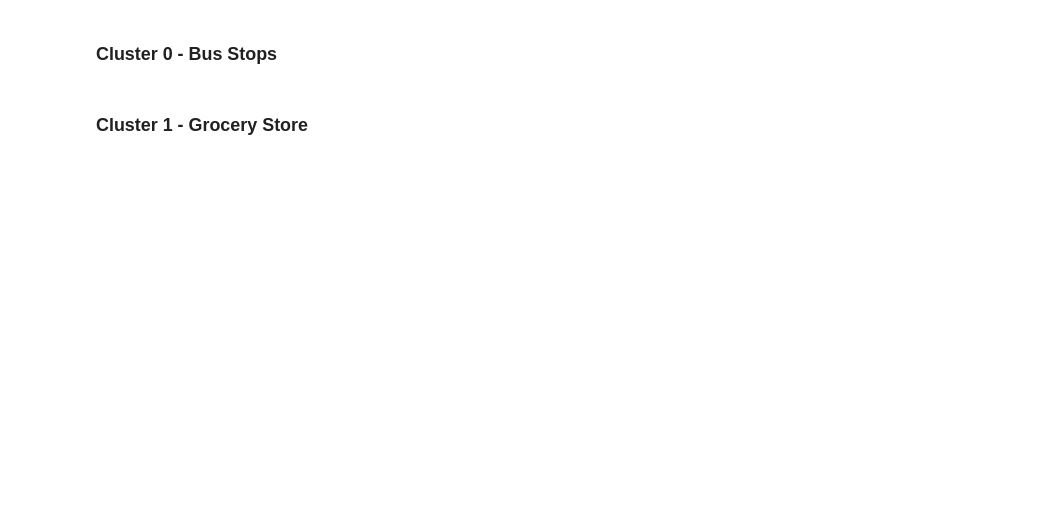
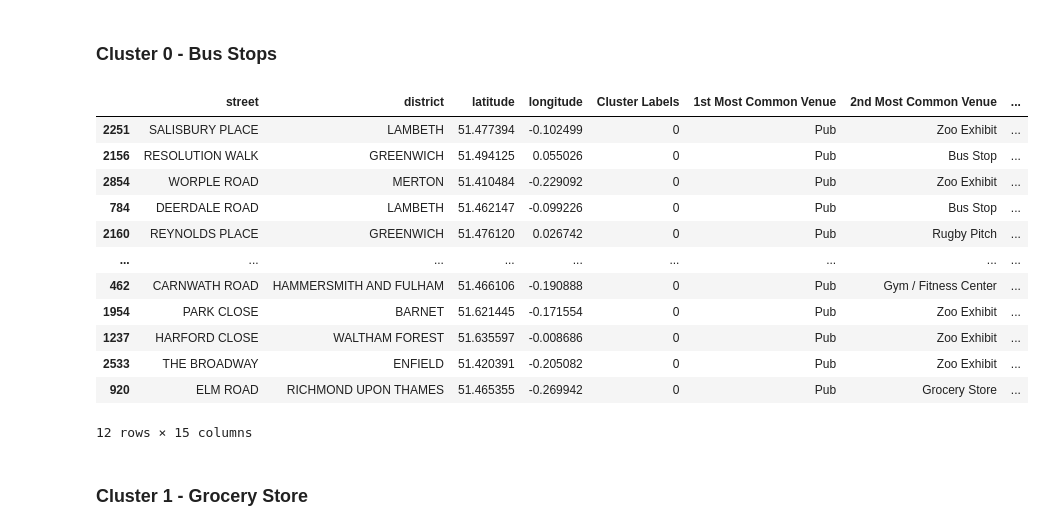
Before and after one commit to nicoleleman/coursera_capstone_project, a Jupyter notebook: notebook/battle_of_the_neighbourhood.ipynb, the cells around one changed output. Cells and saved outputs as stored; diff of their text form; code cells hidden in the pictures; blank space fills up the shorter version.

```diff
--- a/notebook/battle_of_the_neighbourhood.ipynb
+++ b/notebook/battle_of_the_neighbourhood.ipynb
@@ -482,8 +729,22 @@ fig3.show()
 ### Cluster 0 - Bus Stops
 # %%
 cluster_0 = ppd_london_merged.loc[ppd_london_merged['Cluster Labels'] == 0,
-                      ppd_london_merged.columns[[0,1] + list(range(5, ppd_london_merged.shape[1]))]]
+                      ppd_london_merged.columns[[0,1] + list(range(4, ppd_london_merged.shape[1]))]]
 cluster_0
+# %% [output]
+|  | street | district | latitude | longitude | Cluster Labels | 1st Most Common Venue | 2nd Most Common Venue | ... |
+| 2251 | SALISBURY PLACE | LAMBETH | 51.477394 | -0.102499 | 0 | Pub | Zoo Exhibit | ... |
+| 2156 | RESOLUTION WALK | GREENWICH | 51.494125 | 0.055026 | 0 | Pub | Bus Stop | ... |
+| 2854 | WORPLE ROAD | MERTON | 51.410484 | -0.229092 | 0 | Pub | Zoo Exhibit | ... |
+| 784 | DEERDALE ROAD | LAMBETH | 51.462147 | -0.099226 | 0 | Pub | Bus Stop | ... |
+| 2160 | REYNOLDS PLACE | GREENWICH | 51.476120 | 0.026742 | 0 | Pub | Rugby Pitch | ... |
+| ... | ... | ... | ... | ... | ... | ... | ... | ... |
+| 462 | CARNWATH ROAD | HAMMERSMITH AND FULHAM | 51.466106 | -0.190888 | 0 | Pub | Gym / Fitness Center | ... |
+| 1954 | PARK CLOSE | BARNET | 51.621445 | -0.171554 | 0 | Pub | Zoo Exhibit | ... |
+| 1237 | HARFORD CLOSE | WALTHAM FOREST | 51.635597 | -0.008686 | 0 | Pub | Zoo Exhibit | ... |
+| 2533 | THE BROADWAY | ENFIELD | 51.420391 | -0.205082 | 0 | Pub | Zoo Exhibit | ... |
+| 920 | ELM ROAD | RICHMOND UPON THAMES | 51.465355 | -0.269942 | 0 | Pub | Grocery Store | ... |
+12 rows × 15 columns
 # %% [markdown]
 ### Cluster 1 - Grocery Store
 # %%
```
Also changed, not shown: parts of 42 cells of this notebook, 1 other file.
